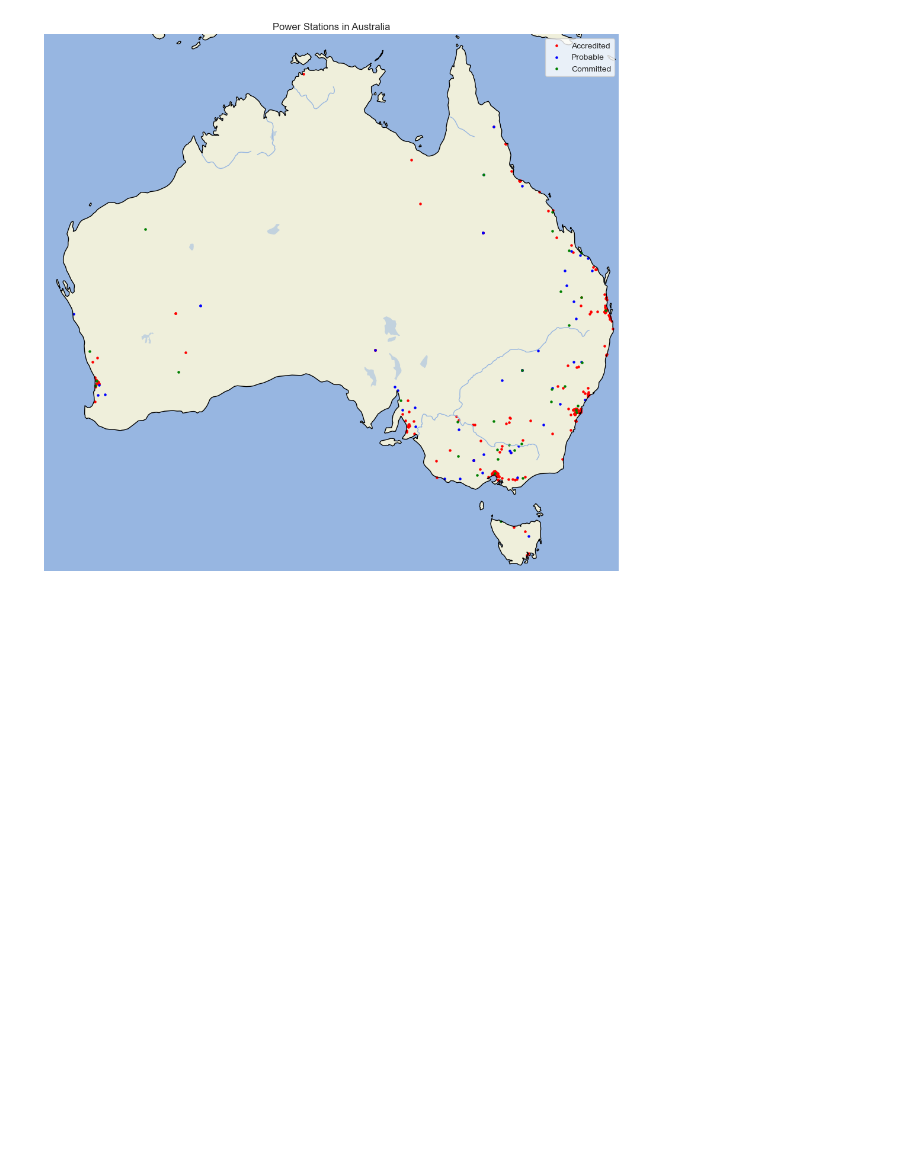
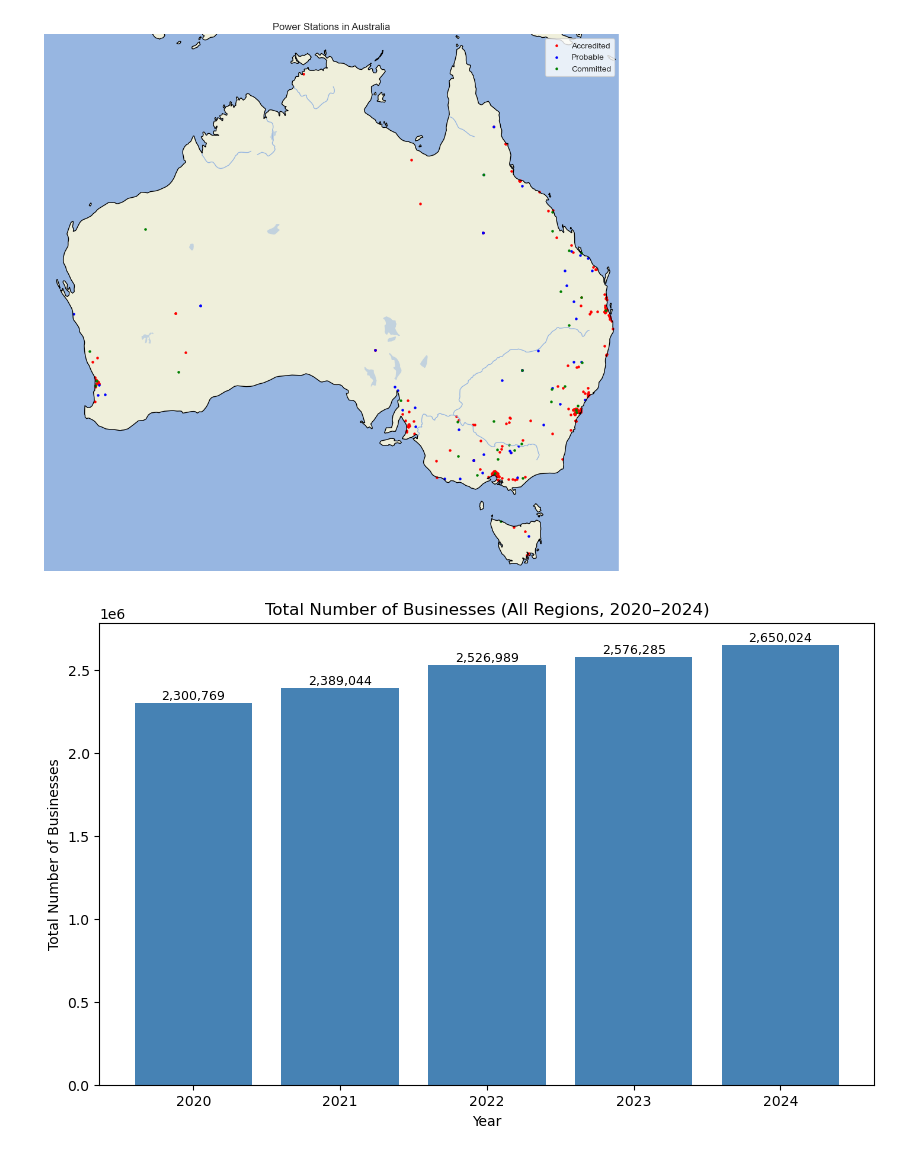
Before and after one commit to jasper-jiang-0615/comp5339, a Jupyter notebook: Assignment/Assignment1/comp5339_assignment1.ipynb, the cells around one changed output. Saved outputs shown, nothing was run; the diff lists cells and outputs as text; code cells hidden in the pictures; blank space fills up the shorter version.

```diff
--- a/Assignment/Assignment1/comp5339_assignment1.ipynb
+++ b/Assignment/Assignment1/comp5339_assignment1.ipynb
@@ -803,3 +1295,37 @@ plt.tight_layout()
 plt.show()
 # %% [output]
 [figure]
+# %%
+import pandas as pd
+import matplotlib.pyplot as plt
+
+# 读取文件
+file_path = "economic/economic_data_new.xlsx"  # 改成你的实际路径
+df_ecobar = pd.read_excel(file_path, sheet_name="Table 1", usecols=["Label", "Year", "Total number of businesses"])
+
+# 数据清洗
+df_ecobar["Total number of businesses"] = pd.to_numeric(df_ecobar["Total number of businesses"], errors="coerce")
+
+# 筛选 2020–2024 年
+df_filtered = df_ecobar[(df_ecobar["Year"] >= 2020) & (df_ecobar["Year"] <= 2024)]
+
+# 按年份汇总所有地区的公司总数
+df_summary = df_filtered.groupby("Year")["Total number of businesses"].sum().reset_index()
+
+# 绘制柱状图
+plt.figure(figsize=(10, 6))
+plt.bar(df_summary["Year"], df_summary["Total number of businesses"], color="steelblue")
+
+# 设置标题和标签
+plt.xlabel("Year")
+plt.ylabel("Total Number of Businesses")
+plt.title("Total Number of Businesses (All Regions, 2020–2024)")
+plt.xticks(df_summary["Year"])
+
+# 在柱子上方添加数值标签
+for i, v in zip(df_summary["Year"], df_summary["Total number of businesses"]):
+    plt.text(i, v + 20000, f"{int(v):,}", ha="center", fontsize=9)
+
+plt.show()
+# %% [output]
+[figure, added]
```
Also changed, not shown: parts of 13 cells of this notebook, 4 other files.
